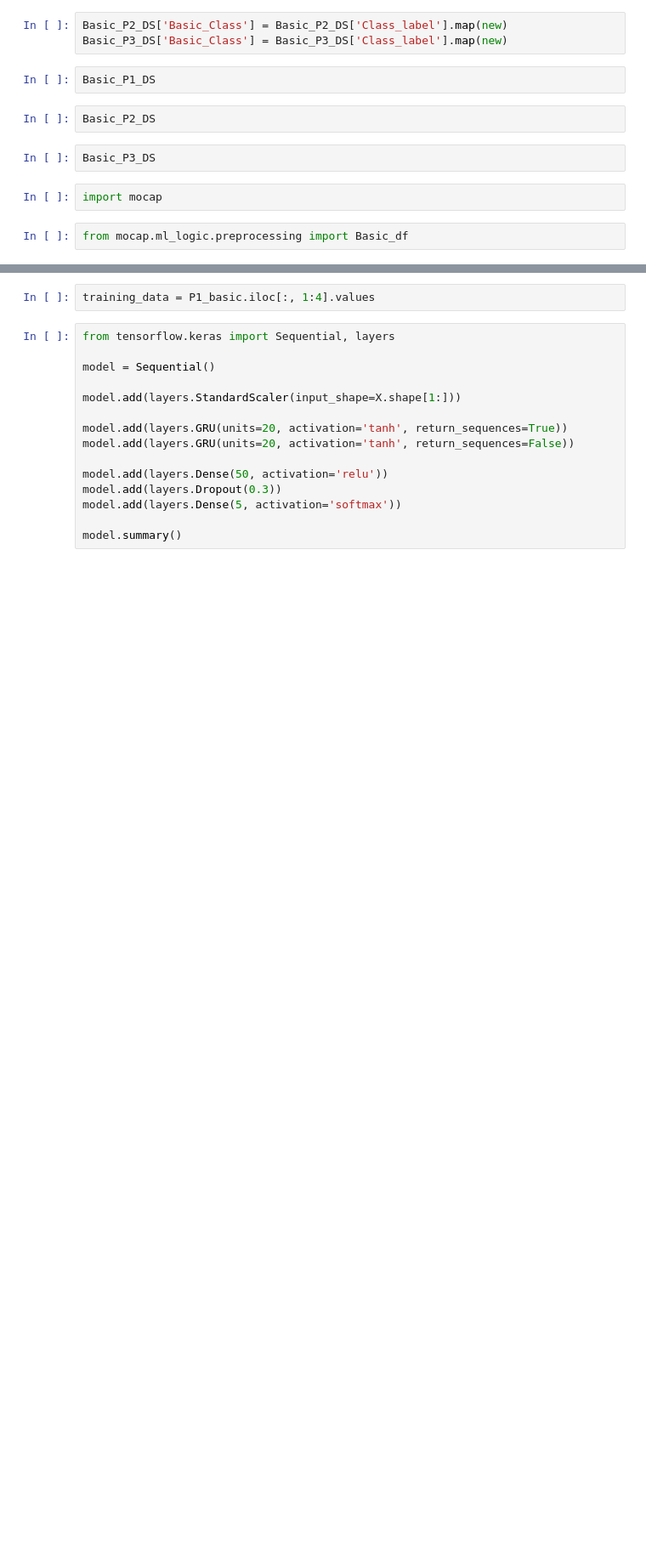
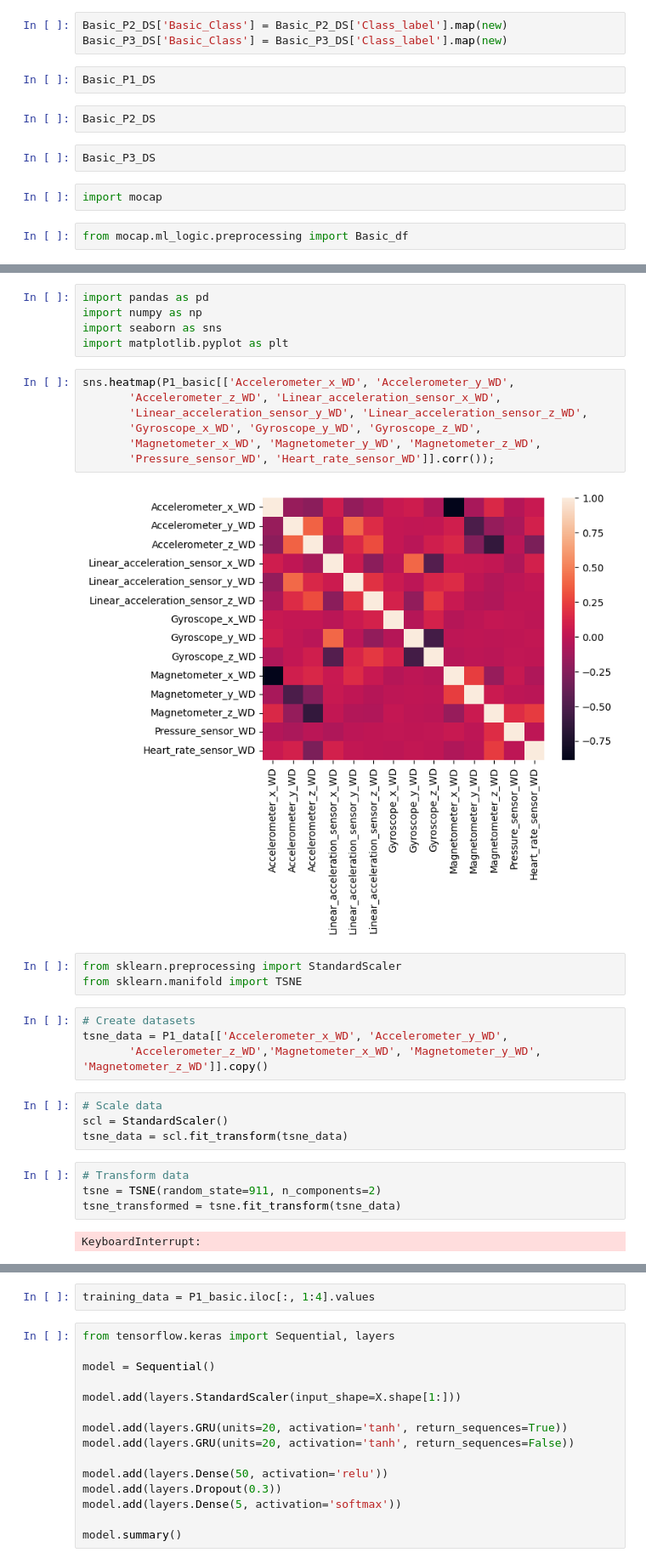
Before and after one commit to Dekkerz/mocap, a Jupyter notebook: notebooks/Untitled1.ipynb, the cells around one changed output, grey strips where cells are left out. Shown at 85% size. Cells and saved outputs as stored; diff of their text form; blank space fills up the shorter version.

```diff
--- a/notebooks/Untitled1.ipynb
+++ b/notebooks/Untitled1.ipynb
@@ -93,0 +129,31 @@ P1_basic
+# %%
+import pandas as pd
+import numpy as np
+import seaborn as sns
+import matplotlib.pyplot as plt
+# %%
+sns.heatmap(P1_basic[['Accelerometer_x_WD', 'Accelerometer_y_WD',
+       'Accelerometer_z_WD', 'Linear_acceleration_sensor_x_WD',
+       'Linear_acceleration_sensor_y_WD', 'Linear_acceleration_sensor_z_WD',
+       'Gyroscope_x_WD', 'Gyroscope_y_WD', 'Gyroscope_z_WD',
+       'Magnetometer_x_WD', 'Magnetometer_y_WD', 'Magnetometer_z_WD',
+       'Pressure_sensor_WD', 'Heart_rate_sensor_WD']].corr());
+# %% [output]
+[figure, added]
+# %%
+from sklearn.preprocessing import StandardScaler
+from sklearn.manifold import TSNE
+# %%
+# Create datasets
+tsne_data = P1_data[['Accelerometer_x_WD', 'Accelerometer_y_WD',
+       'Accelerometer_z_WD','Magnetometer_x_WD', 'Magnetometer_y_WD', 'Magnetometer_z_WD']].copy()
+# %%
+# Scale data
+scl = StandardScaler()
+tsne_data = scl.fit_transform(tsne_data)
+# %%
+# Transform data
+tsne = TSNE(random_state=911, n_components=2)
+tsne_transformed = tsne.fit_transform(tsne_data)
+# %% [output]
+KeyboardInterrupt:
```
Also changed, not shown: parts of 13 cells of this notebook, 1 other file.
